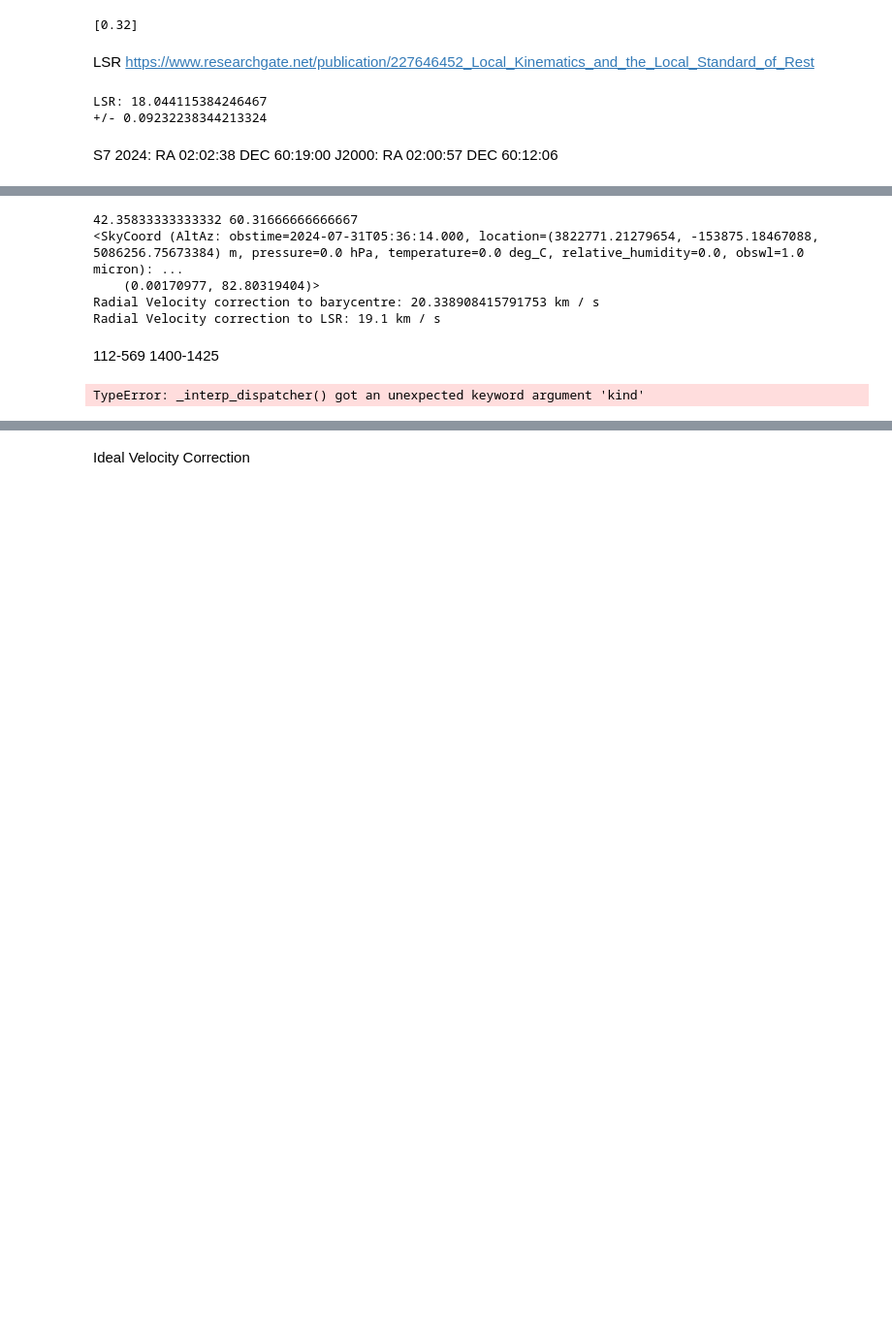
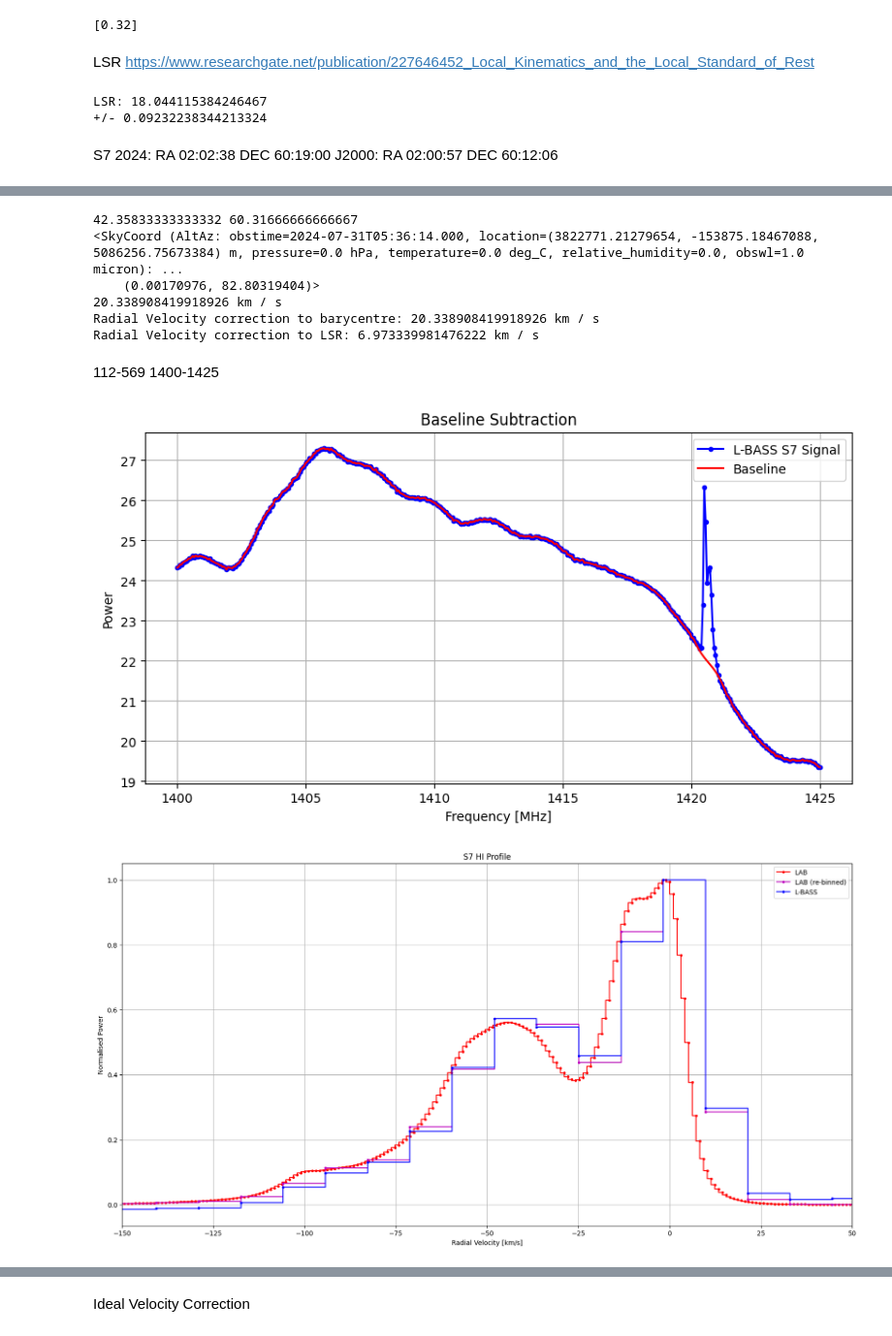
Before and after one commit to louis-hurrey/L-BASS, a Jupyter notebook: hydrogen_profiles.ipynb, the cells around one changed output, grey strips where cells are left out. Shown at 97% size. Cells and saved outputs as stored; diff of their text form; code cells hidden in the pictures; blank space fills up the shorter version.

```diff
--- a/hydrogen_profiles.ipynb
+++ b/hydrogen_profiles.ipynb
@@ -318,8 +329,10 @@ print(s7_coord.transform_to(s7_aa))
 with solar_system_ephemeris.set('builtin'):
     s7_barycorr = s7_coord.radial_velocity_correction(kind="barycentric").to(u.km/u.s)
 
-v_sun = CartesianDifferential([11.1, 12.24, 7.25] * u.km/u.s) #BINNEY
-#v_sun = CartesianDifferential([0.28999706839034606, -17.317264789717928, 10.00141199546947] * u.km/u.s) #ASTROPY
+print(s7_barycorr)
+
+#v_sun = CartesianDifferential([11.1, 12.24, 7.25] * u.km/u.s) #BINNEY
+v_sun = CartesianDifferential([0.28999706839034606, -17.317264789717928, 10.00141199546947] * u.km/u.s) #ASTROPY
 galactic = s7_coord.transform_to('galactic')
 
 l = galactic.l.radian
@@ -328,11 +341,11 @@ unit_vector = np.array([np.cos(b) * np.cos(l), np.cos(b) * np.sin(l), np.sin(b)]
 
 v_sun_los = np.dot(v_sun.d_xyz.value, unit_vector) * u.km/u.s
 
-#s7_lsr_corr = s7_barycorr + v_sun_los
+s7_lsr_corr = s7_barycorr + v_sun_los
 #s7_lsr_corr = 13.02 * u.km/u.s #F4KLO
 #s7_lsr_corr = 24.78 * u.km/u.s #RV
 #s7_lsr_corr = 24.95 * u.km/u.s #GBT
-s7_lsr_corr = 19.1 *u.km/u.s
+#s7_lsr_corr = 19.1 *u.km/u.s
 
 #RA+11.7deg=02h49m26s GBT LSRK = -23.516 km/sec
 #RA-11.7deg=01h15m50s GBT LSRK = -25.971 km/sec
@@ -344,9 +357,10 @@ print(f'Radial Velocity correction to LSR: {s7_lsr_corr}')
 # %% [output]
 42.35833333333332 60.31666666666667
 <SkyCoord (AltAz: obstime=2024-07-31T05:36:14.000, location=(3822771.21279654, -153875.18467088, 5086256.75673384) m, pressure=0.0 hPa, temperature=0.0 deg_C, relative_humidity=0.0, obswl=1.0 micron): ...
-    (0.00170977, 82.80319404)>
-Radial Velocity correction to barycentre: 20.338908415791753 km / s
-Radial Velocity correction to LSR: 19.1 km / s
+    (0.00170976, 82.80319404)>
+20.338908419918926 km / s
+Radial Velocity correction to barycentre: 20.338908419918926 km / s
+Radial Velocity correction to LSR: 6.973339981476222 km / s
 # %% [markdown]
 112-569 1400-1425
 # %%
@@ -373,7 +387,8 @@ zero_indices = np.where(bandpass == 0)[0]
 
 non_zero_indices = np.where(bandpass != 0)[0]
 
-bandpass[zero_indices] = np.interp(zero_indices, non_zero_indices, bandpass[non_zero_indices])
+cubic_spline = scipy.interpolate.CubicSpline(non_zero_indices, bandpass[non_zero_indices])
+bandpass[zero_indices] = cubic_spline(zero_indices)
 
 s7_profile = (s7_bandpass-bandpass)[112:569]
 
@@ -409,31 +424,32 @@ plt.ylabel('Normalised Power')
 plt.grid(True)
 plt.legend()
 plt.title("S7 HI Profile")
 plt.xlim(-150,50)
 plt.show()
 
 plt.figure(figsize=(20, 10))
 plt.plot(s7_lab_vel, s7_lab_pwr, marker=".", color='r', label="LAB")
 plt.plot(vel, lab_rebinned/np.max(lab_rebinned), marker=".", color='m', label="LAB (re-binned)")
 plt.plot(vel,s7_profile/np.max(s7_profile), color='b', marker=".", label="L-BASS")
 plt.xlabel('Radial Velocity [km/s]')
 plt.ylabel('Normalised Power')
 plt.grid(True)
 plt.legend()
 plt.title("S7 HI Profile")
 plt.xlim(-150,50)
 plt.show()
 
 residuals = -(s7_profile/np.max(s7_profile)-lab_rebinned/np.max(lab_rebinned))
 
 plt.figure(figsize=(20, 10))
 plt.plot(vel, residuals, marker=".", color='g', label="Residuals")
 plt.xlabel('Radial Velocity [km/s]')
 plt.ylabel('Normalised Power')
 plt.grid(True)
 plt.legend()
 plt.title("S7 HI Profile Residuals")
 plt.xlim(-150,50)
 plt.show()
 # %% [output]
-TypeError: _interp_dispatcher() got an unexpected keyword argument 'kind'
+[figure, added]
+[figure, added]
```
Also changed, not shown: parts of 4 cells of this notebook, 5 other files.
